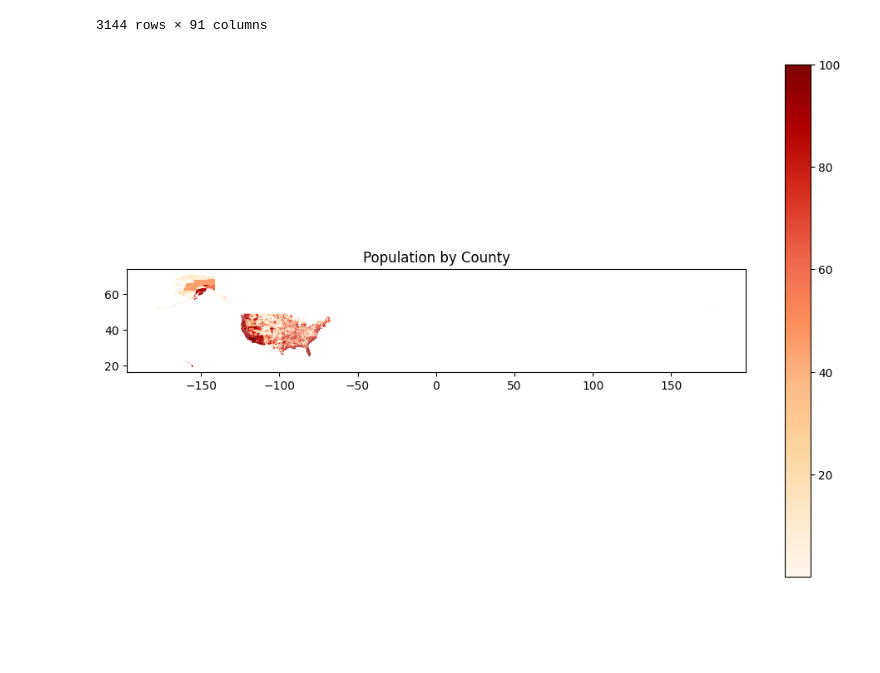
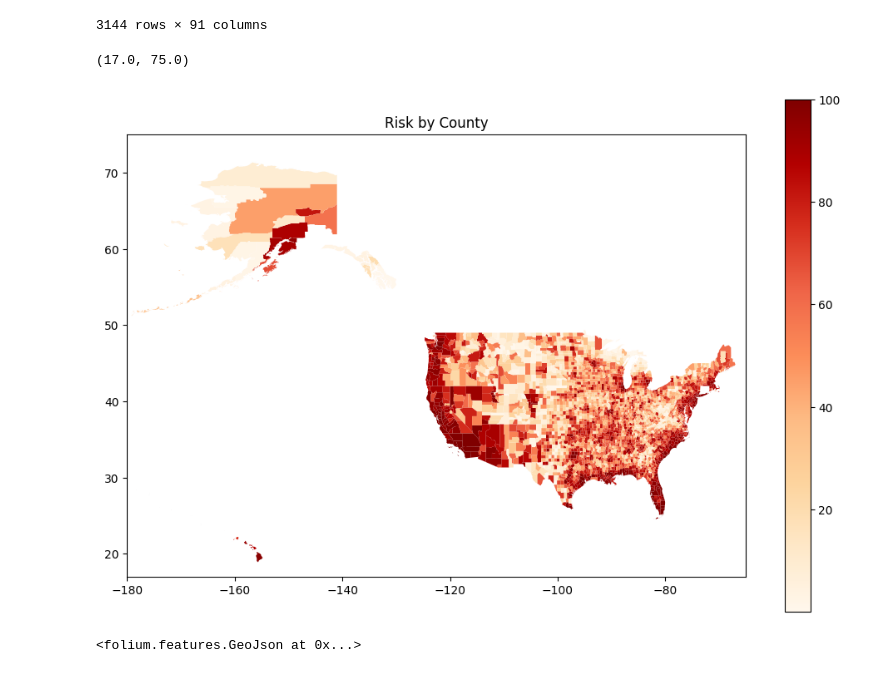
Before and after one commit to farnhamh/CS124H-Group-3, a Jupyter notebook: tia/project.ipynb, the cells around one changed output. Cells and saved outputs as stored; diff of their text form; code cells hidden in the pictures; blank space fills up the shorter version.

```diff
--- a/tia/project.ipynb
+++ b/tia/project.ipynb
@@ -445,16 +422,74 @@ df_with_geoid
 # %%
 #using geopandas, we create an empty geospatial viz
 gdf = gpd.read_file("cb_2018_us_county_500k.shp")
 
 #merging our df_with_geoid and the empty geospatial viz
-merged_gdf = gdf.merge(df_with_geoid, on='GEOID', how='left')
+merged = gdf.merge(df_with_geoid, on='GEOID', how='left')
+
+#filtering out extra
+territory_statefps = ["72", "60", "69", "78", "66"]
+merged_gdf = merged[~merged['STATEFP'].isin(territory_statefps)]
 
 #plotting specifically data in a column (i chose risk_score just to test)
-merged_gdf.plot(column='RISK_SCORE', cmap='OrRd', legend=True, figsize=(12, 8))
-plt.title('Population by County')
-plt.show()
+us = merged_gdf.plot(column='RISK_SCORE', cmap='OrRd', legend=True, figsize=(12, 8))
+plt.title('Risk by County')
+
+# set the extent to focus on the US
+# main part of US is [-130,-65]x[24,50]
+us.set_xlim([-180, -65])
+us.set_ylim([17, 75])
+
+#uncomment to see
+#plt.show()
 
 #how do we know we're looking at correct code!!???
 #when you go to the nri national map (https://hazards.fema.gov/nri/map) it shows the same map, just colors are diff :D
 # %% [output]
+(17.0, 75.0)
-[figure, old version]
+[figure, new version]
+# %%
+
+#manually set the center and zoom level to cover the entire United States
+center = [45, -135]
+zoom_level = 3
+
+#create a Folium map centered around the entire United States
+interactiveMap = folium.Map(location=center, zoom_start=zoom_level)
+
+#add a choropleth layer for risk
+folium.Choropleth(
+    geo_data=merged_gdf,
+    data=merged_gdf,
+    columns=["NAME", 'RISK_SCORE'],
+    key_on='feature.properties.NAME',
+    fill_color='YlOrRd',
+    fill_opacity=0.7,
+    line_opacity=0.2,
+    line_weight=1,
+    legend_name='Risk Level',
+    nan_fill_color='gray',  # gray places are NaN values
+    nan_fill_opacity=0.4
+).add_to(interactiveMap)
+
+#add GeoJson layer with hover information
+folium.GeoJson(
+    merged_gdf,
+    style_function=lambda feature: {
+        'fillColor': 'transparent',  #set fill color to transparent
+        'color': 'transparent',  #set border color to transparent
+        'weight': 0,  #set border weight to 0
+        'dashArray': '5, 5',
+        'fillOpacity': 0.7
+    },
+    highlight_function=lambda x: {'fillColor': 'lightblue', 'color': 'lightblue'},
+    tooltip=folium.features.GeoJsonTooltip( #example fields, will change this later
+        fields=["GEOID", 'NAME', 'STATE_x', 'RISK_SCORE', 'PERCENT_WHITE', 'PERCENT_BLACK', 'PERCENT_ASIAN'],
+        aliases=["GeoID", 'County', 'State', 'Risk Score', 'Percent White', 'Percent Black', 'Percent Asian'],
+        localize=True
+    )
+).add_to(interactiveMap)
+
+#display the map (it won't let me upload file without commenting this out)
+#interactiveMap
+# %% [output]
+<folium.features.GeoJson at 0x...>
```
Also changed, not shown: parts of 4 cells of this notebook.
